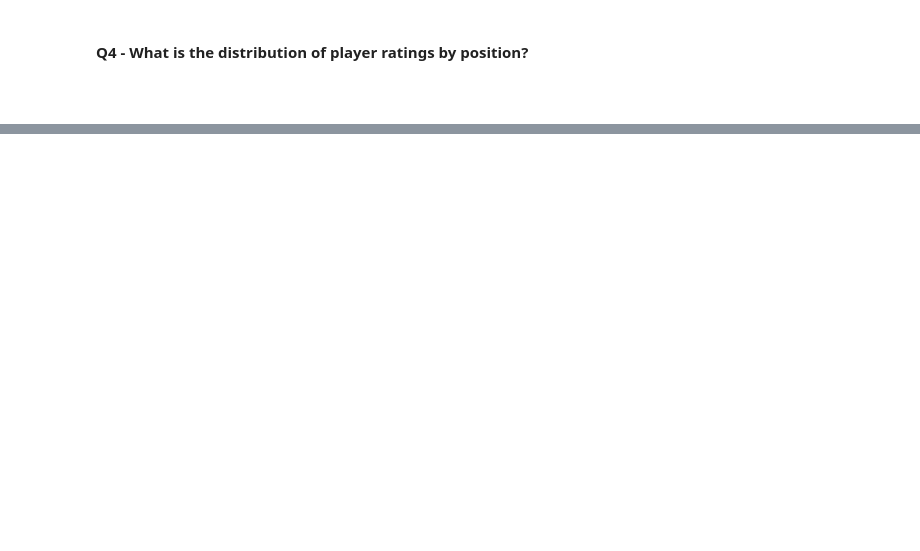
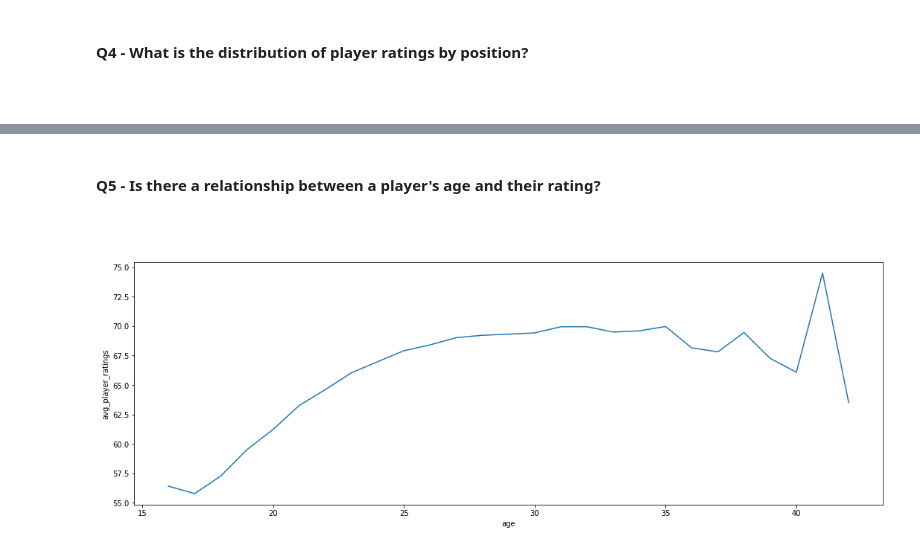
Before and after one commit to ilovedata6/FifaAnalysis, a Jupyter notebook: analysis.ipynb, the cells around one changed output, grey strips where cells are left out. Cells and saved outputs as stored; diff of their text form; code cells hidden in the pictures; blank space fills up the shorter version.

````diff
--- a/analysis.ipynb
+++ b/analysis.ipynb
@@ -531,0 +428,12 @@ plt.setp(ax.get_xticklabels(), rotation=45, horizontalalignment='right')
+# %% [markdown]
+#### Q5 - Is there a relationship between a player's age and their rating?
+
+```python
+# %%
+grouped_age = df.groupby('age')['overall'].mean().reset_index()
+grouped_age.rename(columns={'overall':'avg_player_ratings'}, inplace=True)
+plt.figure(figsize=(18,6))
+sns.lineplot(x='age', y='avg_player_ratings', data=grouped_age)
+plt.show()
+# %% [output]
+[figure, added]
````
Also changed, not shown: parts of 35 cells of this notebook, 1 other file.
